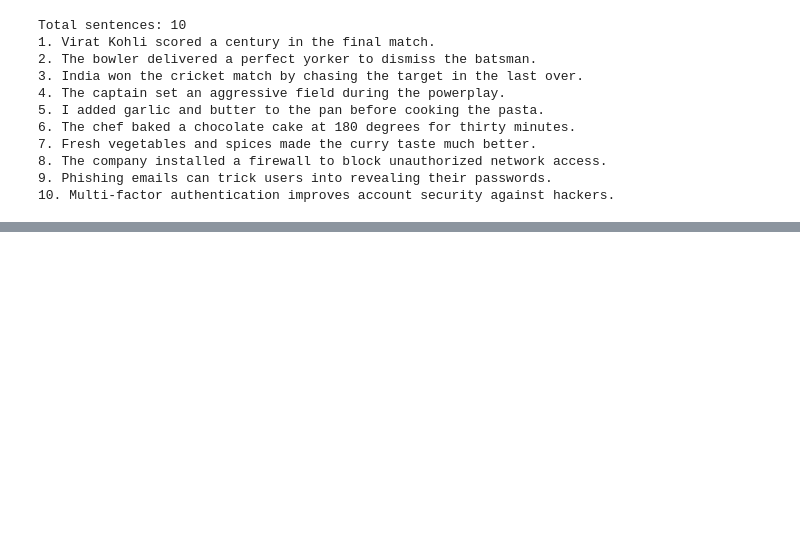
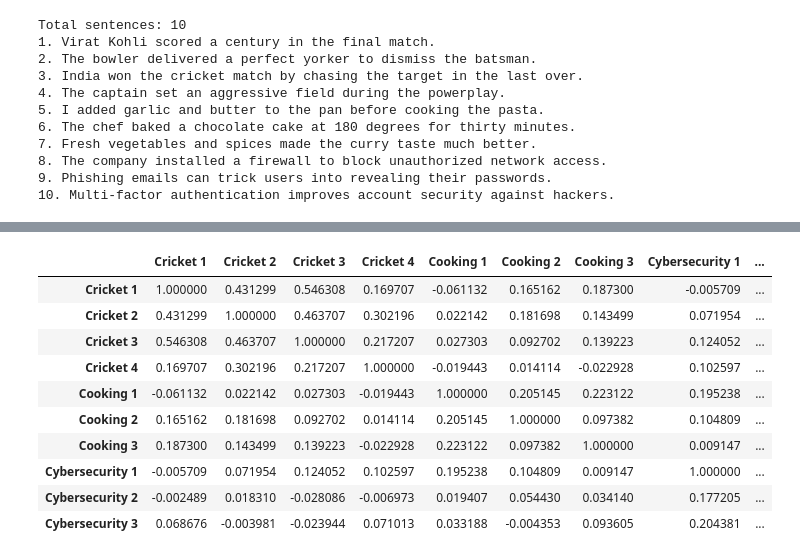
Before and after one commit to ayushmishra245/assignment-02-2511104, a Jupyter notebook: part4-vector-db/embeddings_demo.ipynb, the cells around one changed output, grey strips where cells are left out. Drawn from its saved outputs; the diff is of its cells as text; code cells hidden in the pictures; blank space fills up the shorter version.

```diff
--- a/part4-vector-db/embeddings_demo.ipynb
+++ b/part4-vector-db/embeddings_demo.ipynb
@@ -45 +59,18 @@ Total sentences: 10
+# %%
+similarity_matrix = cosine_similarity(embeddings, embeddings)
+
+similarity_df = pd.DataFrame(similarity_matrix, index=labels, columns=labels)
+similarity_df
+# %% [output]
+|  | Cricket 1 | Cricket 2 | Cricket 3 | Cricket 4 | Cooking 1 | Cooking 2 | Cooking 3 | Cybersecurity 1 | ... |
+| Cricket 1 | 1.000000 | 0.431299 | 0.546308 | 0.169707 | -0.061132 | 0.165162 | 0.187300 | -0.005709 | ... |
+| Cricket 2 | 0.431299 | 1.000000 | 0.463707 | 0.302196 | 0.022142 | 0.181698 | 0.143499 | 0.071954 | ... |
+| Cricket 3 | 0.546308 | 0.463707 | 1.000000 | 0.217207 | 0.027303 | 0.092702 | 0.139223 | 0.124052 | ... |
+| Cricket 4 | 0.169707 | 0.302196 | 0.217207 | 1.000000 | -0.019443 | 0.014114 | -0.022928 | 0.102597 | ... |
+| Cooking 1 | -0.061132 | 0.022142 | 0.027303 | -0.019443 | 1.000000 | 0.205145 | 0.223122 | 0.195238 | ... |
+| Cooking 2 | 0.165162 | 0.181698 | 0.092702 | 0.014114 | 0.205145 | 1.000000 | 0.097382 | 0.104809 | ... |
+| Cooking 3 | 0.187300 | 0.143499 | 0.139223 | -0.022928 | 0.223122 | 0.097382 | 1.000000 | 0.009147 | ... |
+| Cybersecurity 1 | -0.005709 | 0.071954 | 0.124052 | 0.102597 | 0.195238 | 0.104809 | 0.009147 | 1.000000 | ... |
+| Cybersecurity 2 | -0.002489 | 0.018310 | -0.028086 | -0.006973 | 0.019407 | 0.054430 | 0.034140 | 0.177205 | ... |
+| Cybersecurity 3 | 0.068676 | -0.003981 | -0.023944 | 0.071013 | 0.033188 | -0.004353 | 0.093605 | 0.204381 | ... |
 # %%
```
Also changed, not shown: parts of 5 cells of this notebook.
